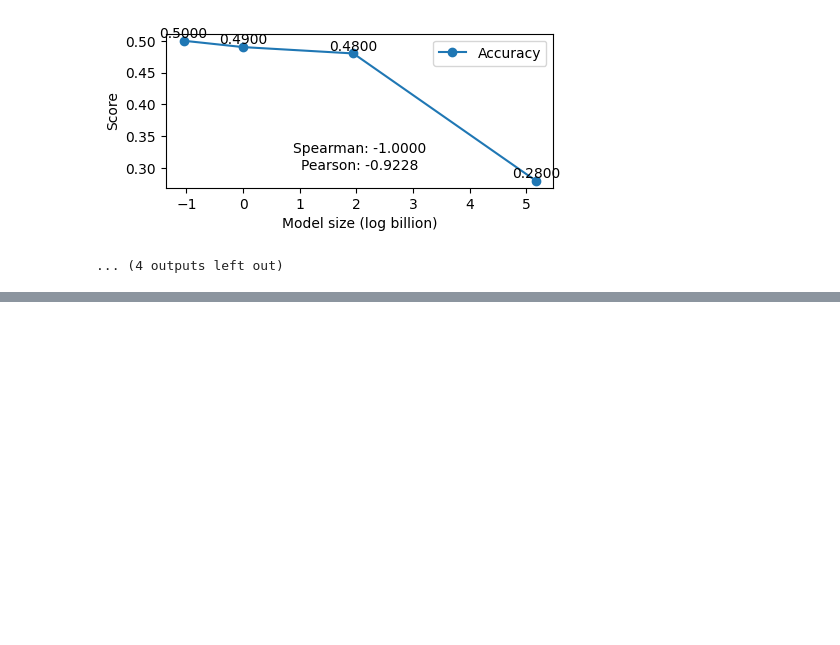
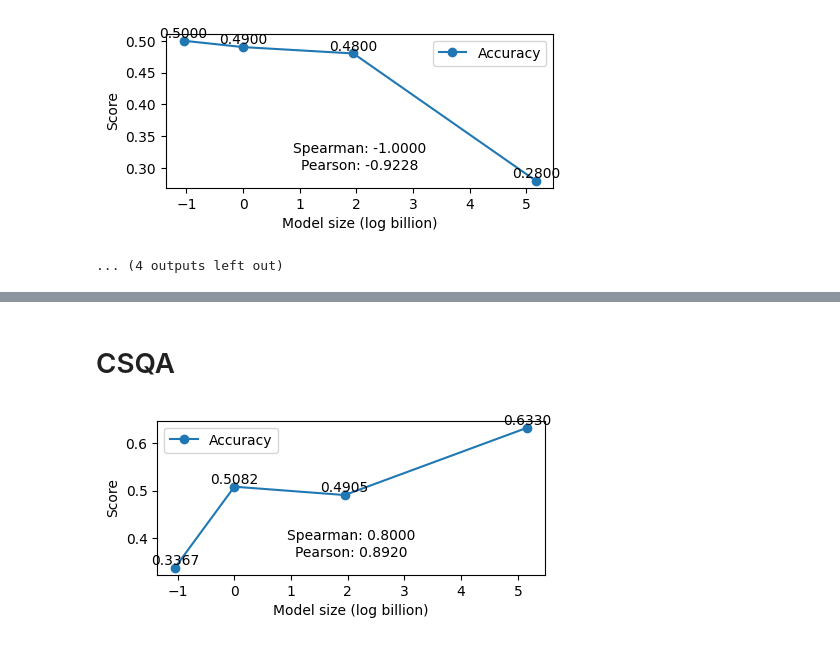
Before and after one commit to yuhui-zh15/InverseScaling, a Jupyter notebook: eval_pipeline/results/analyze_results.ipynb, the cells around one changed output, grey strips where cells are left out. Drawn from its saved outputs; the diff is of its cells as text; code cells hidden in the pictures; blank space fills up the shorter version.

```diff
--- a/eval_pipeline/results/analyze_results.ipynb
+++ b/eval_pipeline/results/analyze_results.ipynb
@@ -188,0 +218,8 @@ not/be
+# %% [markdown]
+# CSQA
+# %%
+inputs, results = load_data("csqa_gold_no")
+probs, accs = compute_stats(inputs, results)
+plot_curve(probs, accs)
+# %% [output]
+[figure, added]
```
Also changed, not shown: parts of 3 cells of this notebook.
